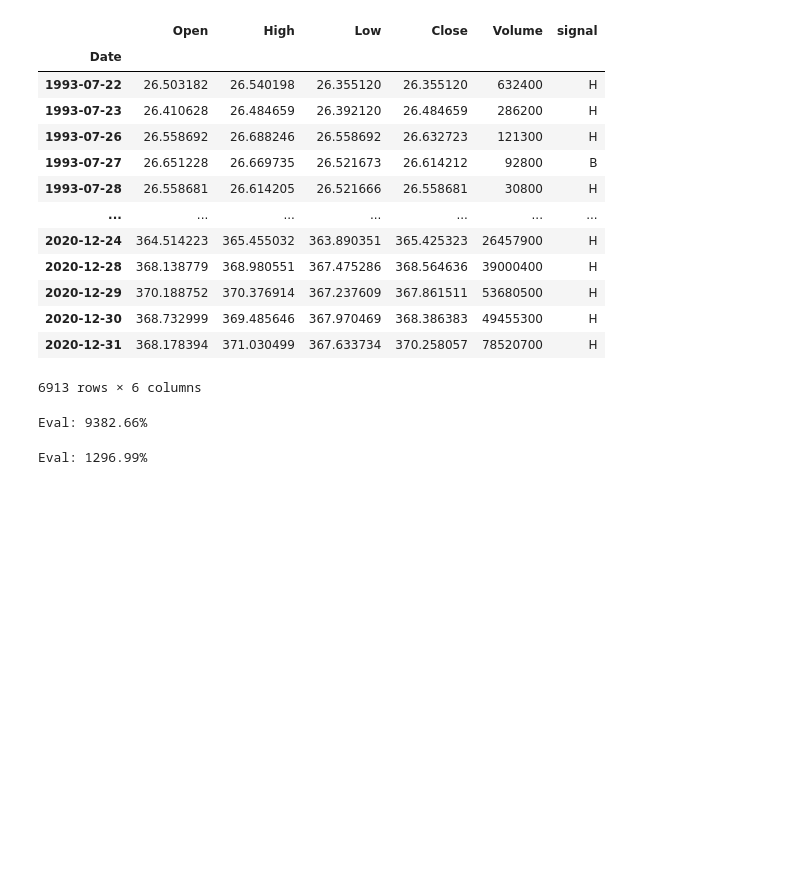
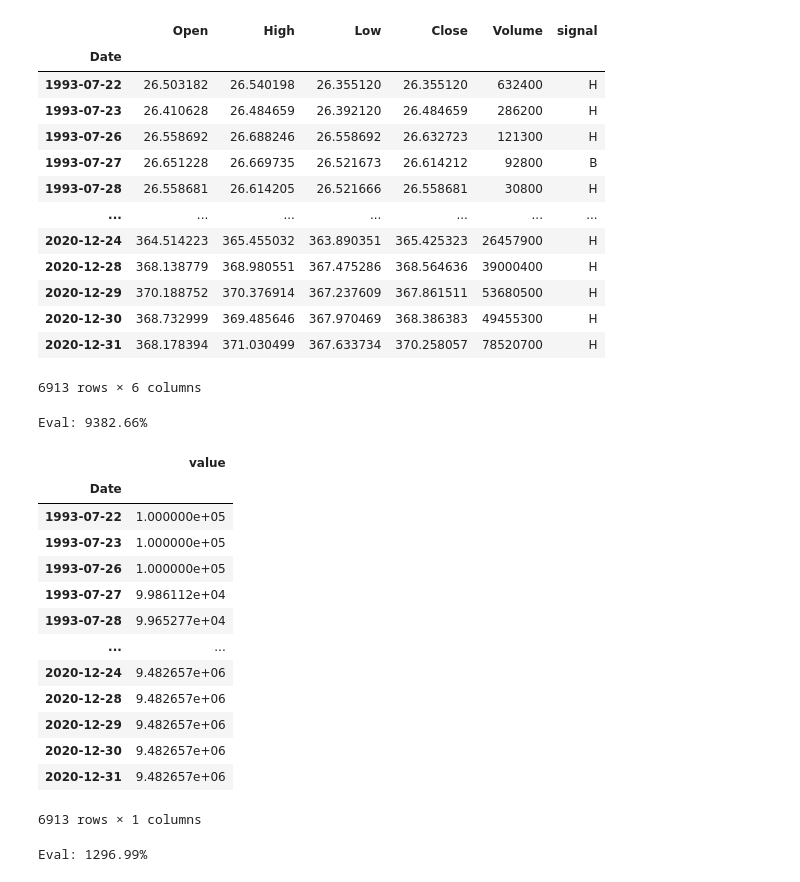
Before and after one commit to lqwdev/ai349-project, a Jupyter notebook: src/baseline-strategies.ipynb, the cells around one changed output. Saved outputs shown, nothing was run; the diff lists cells and outputs as text; code cells hidden in the pictures; blank space fills up the shorter version.

```diff
--- a/src/baseline-strategies.ipynb
+++ b/src/baseline-strategies.ipynb
@@ -163,11 +163,10 @@ used
 # MACD strategy
 
 original_cash = 100000.0
-
 cash, shares = original_cash, 0
-
 eval_price = 0
 
+macd_values = []
 for index, row in used.iterrows():
     sig = row['signal']
     price = row['Open']
@@ -183,10 +182,32 @@ for index, row in used.iterrows():
         shares -= to_sell
 #         print(f"Sold {to_sell} shares, Cash: {cash}, Shares: {shares}")
 
+    v = cash + shares * eval_price
+    macd_values.append(v)
+
 value = cash + eval_price * shares
 print(f"Eval: {round(100 * (value - original_cash) / original_cash, 2)}%")
 # %% [output]
 Eval: 9382.66%
+# %%
+macd_strategy = pd.DataFrame(index=used.index)
+macd_strategy['value'] = macd_values
+macd_strategy
+# %% [output]
+|  | value |
+| Date |  |
+| 1993-07-22 | 1.000000e+05 |
+| 1993-07-23 | 1.000000e+05 |
+| 1993-07-26 | 1.000000e+05 |
+| 1993-07-27 | 9.986112e+04 |
+| 1993-07-28 | 9.965277e+04 |
+| ... | ... |
+| 2020-12-24 | 9.482657e+06 |
+| 2020-12-28 | 9.482657e+06 |
+| 2020-12-29 | 9.482657e+06 |
+| 2020-12-30 | 9.482657e+06 |
+| 2020-12-31 | 9.482657e+06 |
+6913 rows × 1 columns
 # %%
 # Buy and Hold strategy
 
```
Also changed, not shown: parts of 3 cells of this notebook.
